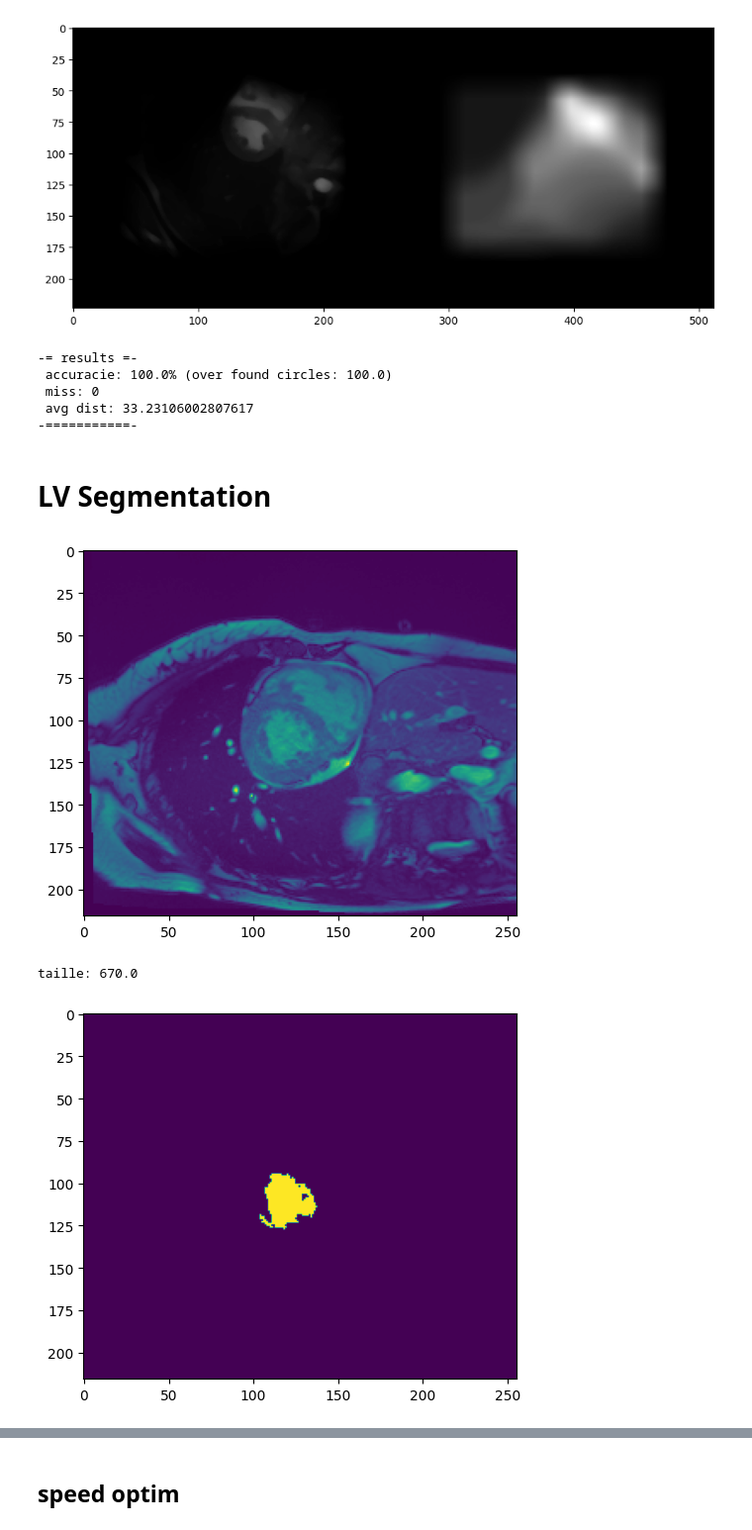
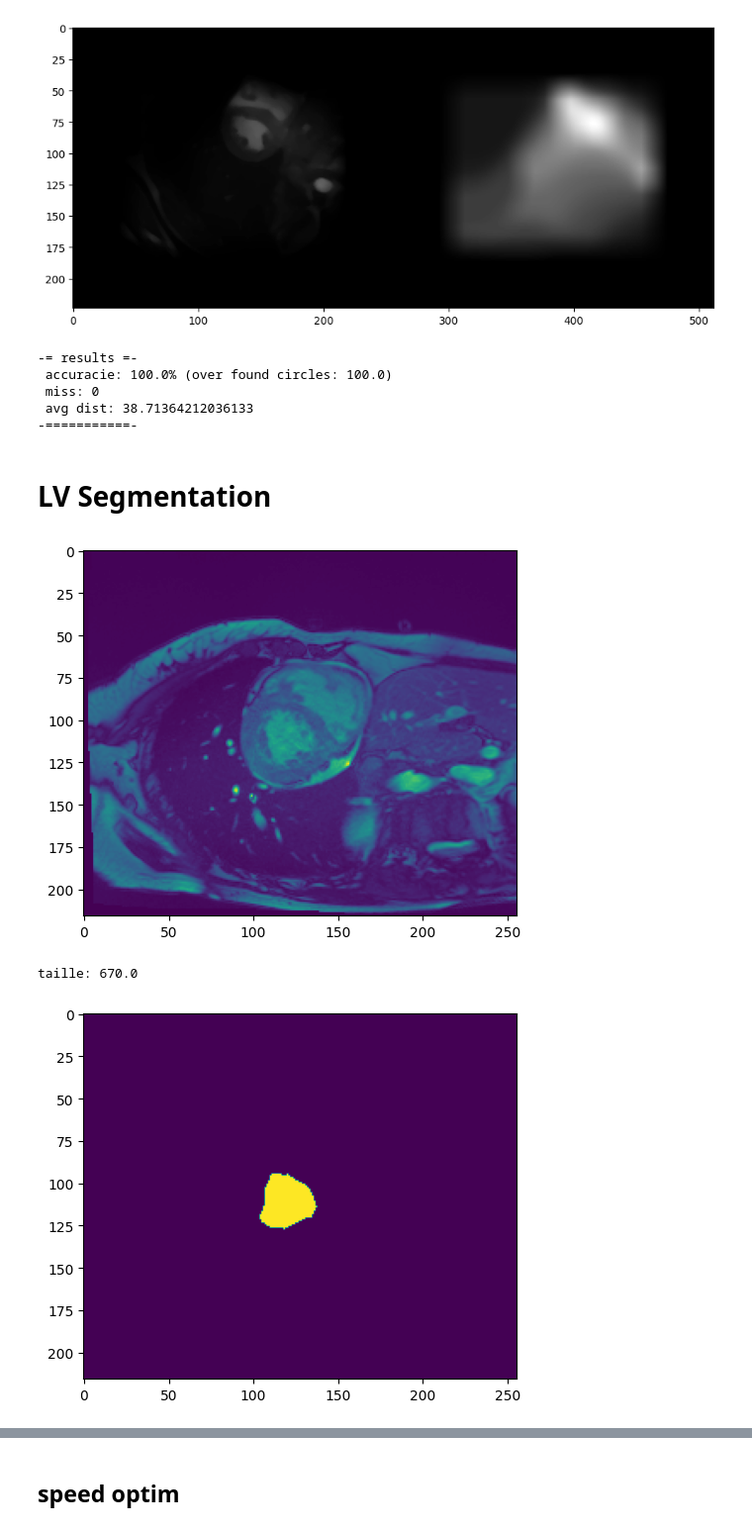
Before and after one commit to Bastaxeloux/proj3dt, a Jupyter notebook: metrics.ipynb, the cells around one changed output, grey strips where cells are left out. Shown at 99% size. Cells and saved outputs as stored; diff of their text form; code cells hidden in the pictures.

```diff
--- a/metrics.ipynb
+++ b/metrics.ipynb
@@ -279,12 +279,12 @@ def recherche_cercles(nb):
 
     print(f"\n-= results =-\n accuracie: {round(accuracie / nb * 100, 1)}% (over found circles: {round(accuracie / (nb-miss) * 100, 1)})\n miss: {miss} \n avg dist: {avg_dist}\n-===========-")
 # %%
-recherche_cercles(10)
+recherche_cercles(1)
 # %% [output]
 -= results =-
  accuracie: 100.0% (over found circles: 100.0)
  miss: 0
- avg dist: 33.23106002807617
+ avg dist: 38.71364212036133
 -===========-
 # %% [markdown]
 # LV Segmentation
@@ -373,21 +373,25 @@ def region_growth(image, seed, error=10):
 # %%
 patient = load_patient(98)
 t_img = torch.tensor(patient.img.data, dtype=torch.float32)
 img = t_img[Tps,:,:,Slice]
 
 plt.imshow(img)
 plt.show()
 
 full_seed = find_seed(patient)
 seed = [int(full_seed[0]), int(full_seed[1])]
 lv2, taille = region_growth(np.array(img), seed, 10)
 print("taille:", taille)
-plt.imshow(lv2)
+
+lv_out = cv2.dilate(lv2, cv2.getStructuringElement(cv2.MORPH_ELLIPSE,(39,39)), 1)
+lv_out = cv2.erode(lv_out, cv2.getStructuringElement(cv2.MORPH_ELLIPSE,(39,39)), 1)
+
+plt.imshow(lv_out)
 plt.show()
 # %% [output]
 [figure]
 taille: 670.0
-[figure, old version]
+[figure, new version]
 # %%
 def region_growth_planarfit(image, seed, error, a, b, c):
     H,L=image.shape
```
Also changed, not shown: parts of 2 cells of this notebook, 10 other files.
